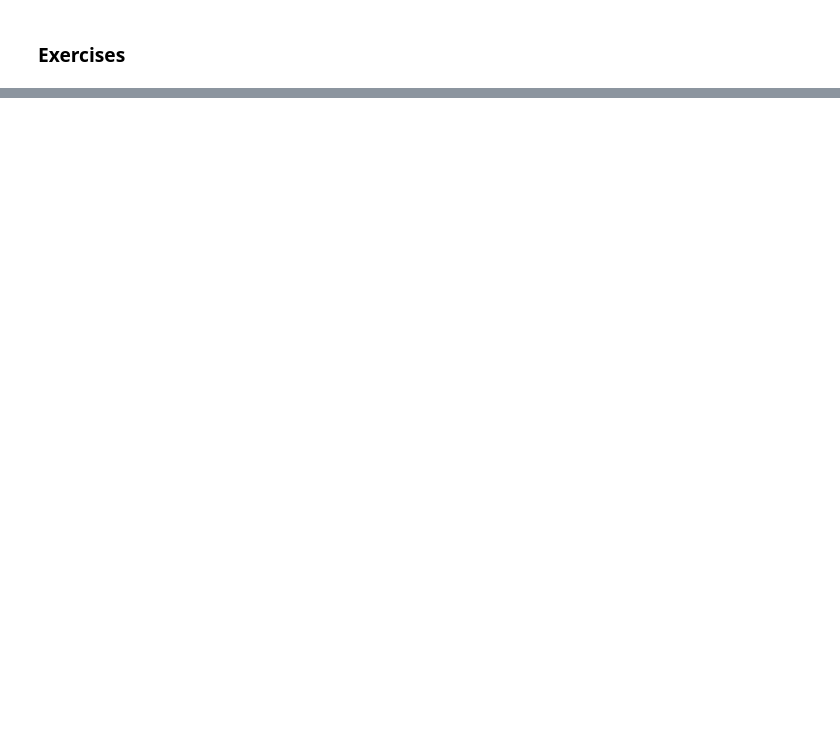
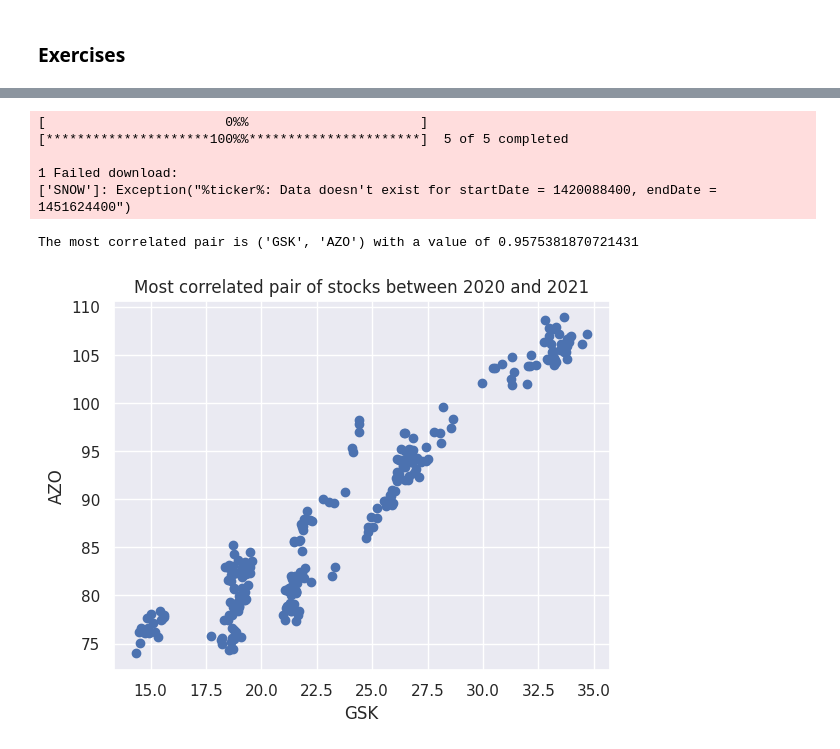
Before and after one commit to JBobbyy/quant-start, a Jupyter notebook: 7-linear_correlation_analysis.ipynb, the cells around one changed output, grey strips where cells are left out. Saved outputs shown, nothing was run; the diff lists cells and outputs as text; code cells hidden in the pictures; blank space fills up the shorter version.

```diff
--- a/7-linear_correlation_analysis.ipynb
+++ b/7-linear_correlation_analysis.ipynb
@@ -164,2 +164,17 @@ np.corrcoef(X, Y)[0, 1]
 # %% [markdown]
 ### Exercises
+# %%
+def find_most_correlated(data):
+    n = data.shape[1]
+    keys = data.keys()
+    pair = []
+    max_value = 0
+    for i in range(n):
+        for j in range(i+1, n):
+            S1 = data[keys[i]]
+            S2 = data[keys[j]]
+            result = np.corrcoef(S1, S2)[0, 1]
+            if result > max_value:
+                pair = (keys[i], keys[j])
+                max_value = result
+    return pair, max_value
@@ -165,0 +272,21 @@ np.corrcoef(X, Y)[0, 1]
+# %%
+# Find the most correlated pair of stocks in the portfolio.
+symbol_list = ['GSK', 'SNOW', 'META', 'AZO', 'AMZN']
+data = yf.download(symbol_list, start='2015-01-01', end='2016-01-01')['Adj Close']
+data.columns = symbol_list
+
+pair, value = find_most_correlated(data)
+
+plt.scatter(data[pair[0]], data[pair[1]])
+plt.title("Most correlated pair of stocks between 2020 and 2021")
+plt.xlabel(pair[0])
+plt.ylabel(pair[1])
+
+print("The most correlated pair is %s with a value of %s" % (pair, value))
+# %% [output]
+[                       0%%                      ][*********************100%%**********************]  5 of 5 completed
+
+1 Failed download:
+['SNOW']: Exception("%ticker%: Data doesn't exist for startDate = 1420088400, endDate = 1451624400")
+The most correlated pair is ('GSK', 'AZO') with a value of 0.9575381870721431
+[figure, added]
```
Also changed, not shown: parts of 22 cells of this notebook.
